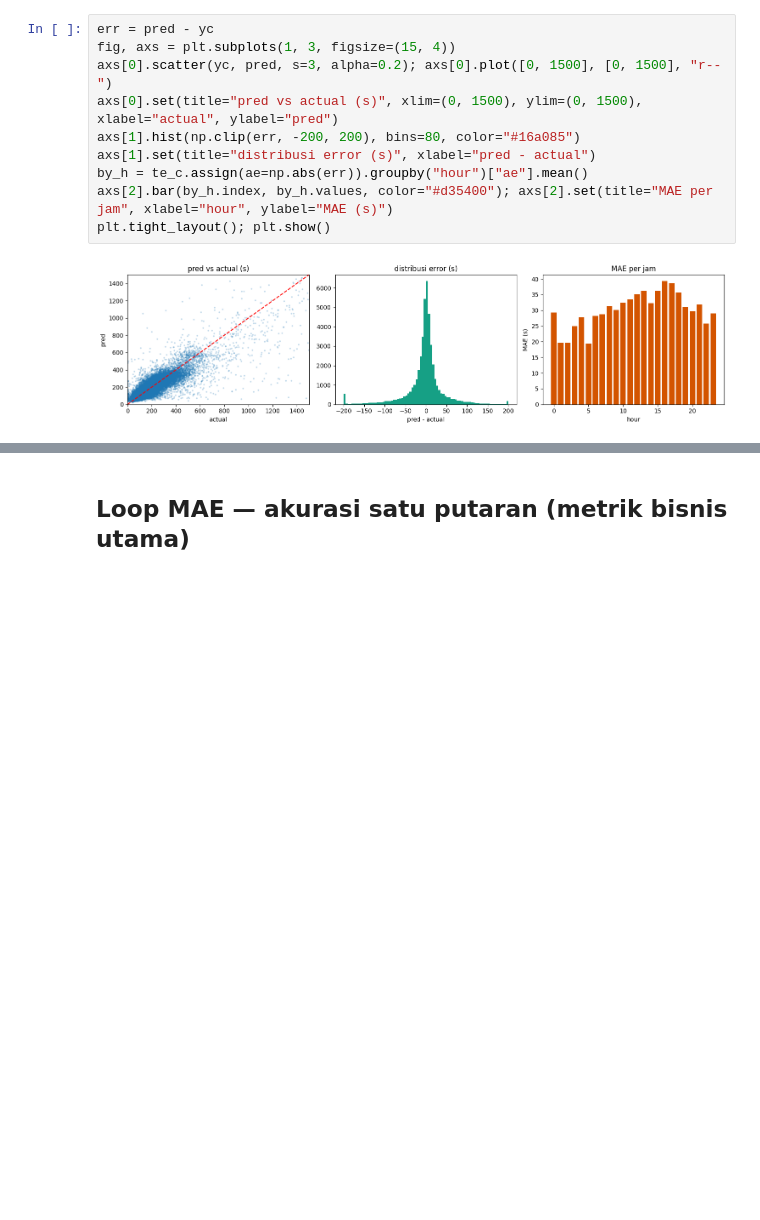
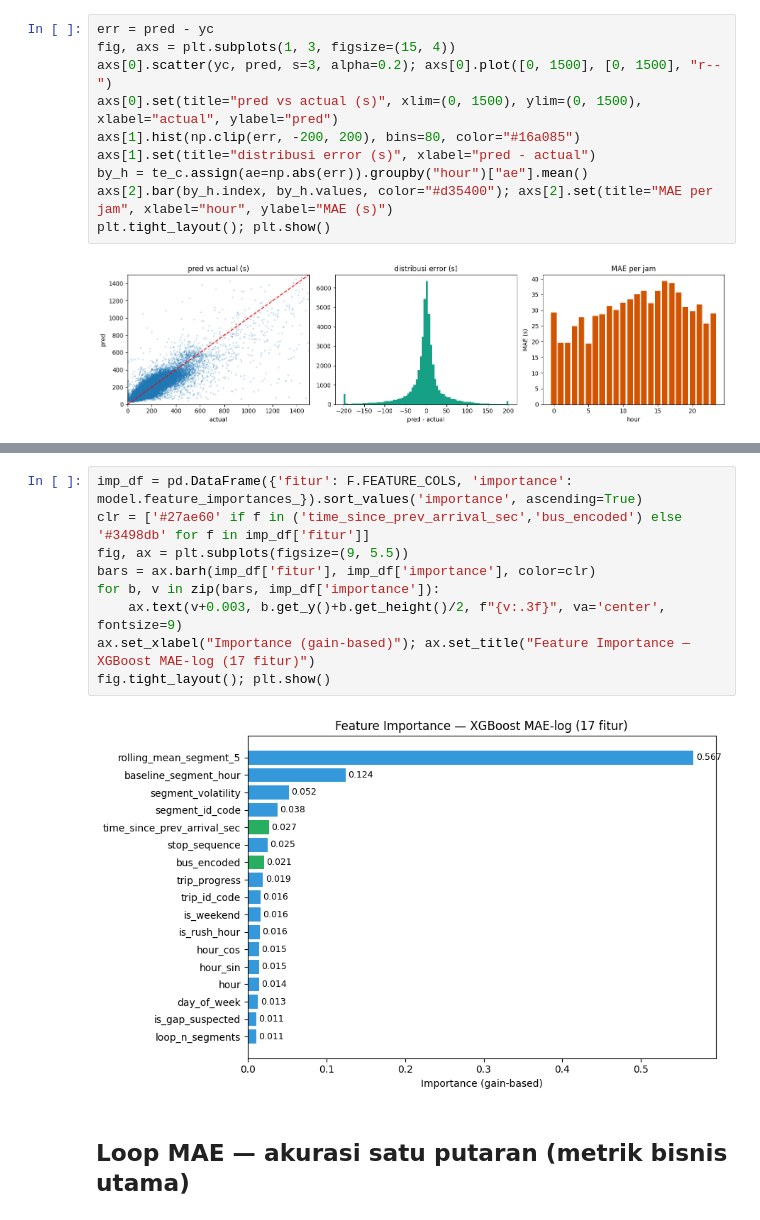
Before and after one commit to MogaTaufiq/moga-taufiq-bagidya_ml-test, a Jupyter notebook: notebooks/04_evaluation.ipynb, the cells around one changed output, grey strips where cells are left out. Drawn from its saved outputs; the diff is of its cells as text; blank space fills up the shorter version.

```diff
--- a/notebooks/04_evaluation.ipynb
+++ b/notebooks/04_evaluation.ipynb
@@ -46,3 +49,14 @@ plt.tight_layout(); plt.show()
+# %%
+imp_df = pd.DataFrame({'fitur': F.FEATURE_COLS, 'importance': model.feature_importances_}).sort_values('importance', ascending=True)
+clr = ['#27ae60' if f in ('time_since_prev_arrival_sec','bus_encoded') else '#3498db' for f in imp_df['fitur']]
+fig, ax = plt.subplots(figsize=(9, 5.5))
+bars = ax.barh(imp_df['fitur'], imp_df['importance'], color=clr)
+for b, v in zip(bars, imp_df['importance']):
+    ax.text(v+0.003, b.get_y()+b.get_height()/2, f"{v:.3f}", va='center', fontsize=9)
+ax.set_xlabel("Importance (gain-based)"); ax.set_title("Feature Importance — XGBoost MAE-log (17 fitur)")
+fig.tight_layout(); plt.show()
+# %% [output]
+[figure, added]
 # %% [markdown]
 ## Loop MAE — akurasi satu putaran (metrik bisnis utama)
 # %%
```
Also changed, not shown: parts of 1 cell of this notebook, 10 other files.
